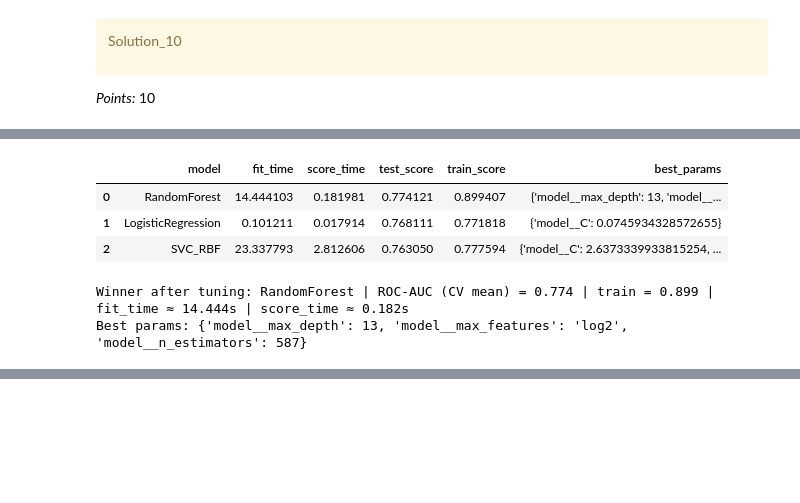
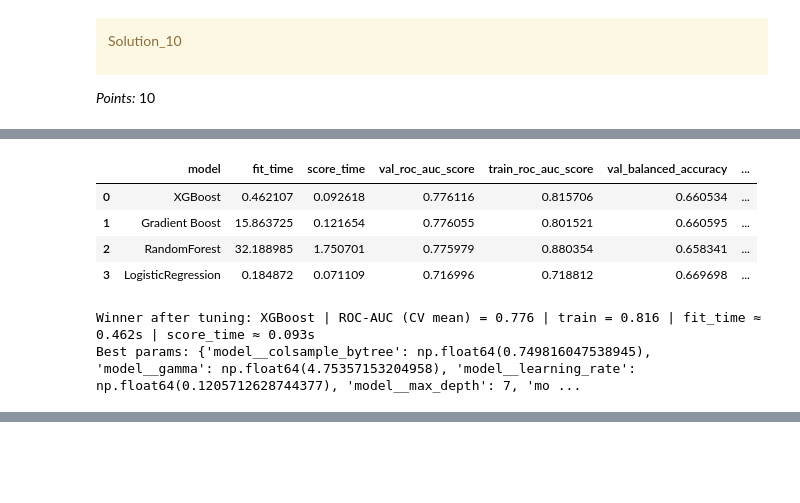
Before and after one commit to kmodiria/cpsc330-hw5, a Jupyter notebook: hw5.ipynb, the cells around one changed output, grey strips where cells are left out. Cells and saved outputs as stored; diff of their text form; code cells hidden in the pictures; blank space fills up the shorter version.

```diff
--- a/hw5.ipynb
+++ b/hw5.ipynb
@@ -738,9 +701,6 @@ results = {}
 scoring = {
     "roc_auc": "roc_auc",
     "balanced_accuracy": "balanced_accuracy",
-    "f1": "f1",
-    "precision": "precision",
-    "recall": "recall"
 }
 for name, model in models.items():
     pipe = Pipeline([
@@ -1063,0 +1027,33 @@ Python(2868) MallocStackLogging: can't turn off malloc stack logging because it
+# %%
+#GradientBooost tuning
+gb_pipe = Pipeline([
+    ("add_ratios", add_ratios),
+    ("prep", preprocessor),
+    ("model", GradientBoostingClassifier(random_state=123))
+])
+
+gb_dist = {
+    "model__n_estimators": stats.randint(100, 400),        # number of trees
+    "model__learning_rate": stats.loguniform(0.01, 0.3),   # step size
+    "model__max_depth": stats.randint(2, 6),               # tree depth
+    "model__subsample": stats.uniform(0.6, 0.4),           # fraction of samples per tree
+    "model__min_samples_split": stats.randint(2, 20),      # min samples to split
+    "model__min_samples_leaf": stats.randint(1, 10),       # min samples per leaf
+}
+
+gb_search = RandomizedSearchCV(
+    estimator=gb_pipe,
+    param_distributions=gb_dist,
+    n_iter=5,
+    scoring=scoring,
+    refit="roc_auc",
+    cv=5,
+    n_jobs=-1,
+    random_state=123,
+    return_train_score=True
+)
+
+gb_search.fit(X_train, y_train)
+
+gb_row = summarize_search("Gradient Boost", gb_search)
+gb_row
@@ -1064,27 +1074,27 @@ Python(2868) MallocStackLogging: can't turn off malloc stack logging because it
 # %%
 #Combine summaries into one tidy comparison table
-results_df = pd.DataFrame([logreg_row, svc_row, rf_row])
-#knn_row
-results_df = results_df.sort_values("test_score", ascending=False).reset_index(drop=True)
+results_df = pd.DataFrame([logreg_row, rf_row, xgb_row, gb_row])
+results_df = results_df.sort_values("val_roc_auc_score", ascending=False).reset_index(drop=True)
 
 
-cols = ["model", "fit_time", "score_time", "test_score", "train_score", "best_params"]
+cols = ["model", "fit_time", "score_time", "val_roc_auc_score", "train_roc_auc_score","val_balanced_accuracy", "train_balanced_accuracy", "best_params"]
 display(results_df[cols])
 # %% [output]
-|  | model | fit_time | score_time | test_score | train_score | best_params |
-| 0 | RandomForest | 14.444103 | 0.181981 | 0.774121 | 0.899407 | {'model__max_depth': 13, 'model__... |
-| 1 | LogisticRegression | 0.101211 | 0.017914 | 0.768111 | 0.771818 | {'model__C': 0.0745934328572655} |
-| 2 | SVC_RBF | 23.337793 | 2.812606 | 0.763050 | 0.777594 | {'model__C': 2.6373339933815254, ... |
+|  | model | fit_time | score_time | val_roc_auc_score | train_roc_auc_score | val_balanced_accuracy | ... |
+| 0 | XGBoost | 0.462107 | 0.092618 | 0.776116 | 0.815706 | 0.660534 | ... |
+| 1 | Gradient Boost | 15.863725 | 0.121654 | 0.776055 | 0.801521 | 0.660595 | ... |
+| 2 | RandomForest | 32.188985 | 1.750701 | 0.775979 | 0.880354 | 0.658341 | ... |
+| 3 | LogisticRegression | 0.184872 | 0.071109 | 0.716996 | 0.718812 | 0.669698 | ... |
 # %%
 # Reflection scaffold (fills in numbers from the table above)
 best = results_df.iloc[0]
 print(
     f"Winner after tuning: {best['model']} | "
-    f"ROC-AUC (CV mean) = {best['test_score']:.3f} | "
-    f"train = {best['train_score']:.3f} | "
+    f"ROC-AUC (CV mean) = {best['val_roc_auc_score']:.3f} | "
+    f"train = {best['train_roc_auc_score']:.3f} | "
     f"fit_time ≈ {best['fit_time']:.3f}s | score_time ≈ {best['score_time']:.3f}s\n"
     f"Best params: {best['best_params']}"
 )
 # %% [output]
-Winner after tuning: RandomForest | ROC-AUC (CV mean) = 0.774 | train = 0.899 | fit_time ≈ 14.444s | score_time ≈ 0.182s
-Best params: {'model__max_depth': 13, 'model__max_features': 'log2', 'model__n_estimators': 587}
+Winner after tuning: XGBoost | ROC-AUC (CV mean) = 0.776 | train = 0.816 | fit_time ≈ 0.462s | score_time ≈ 0.093s
+Best params: {'model__colsample_bytree': np.float64(0.749816047538945), 'model__gamma': np.float64(4.75357153204958), 'model__learning_rate': np.float64(0.1205712628744377), 'model__max_depth': 7, 'mo ...
```
Also changed, not shown: parts of 71 cells of this notebook.
